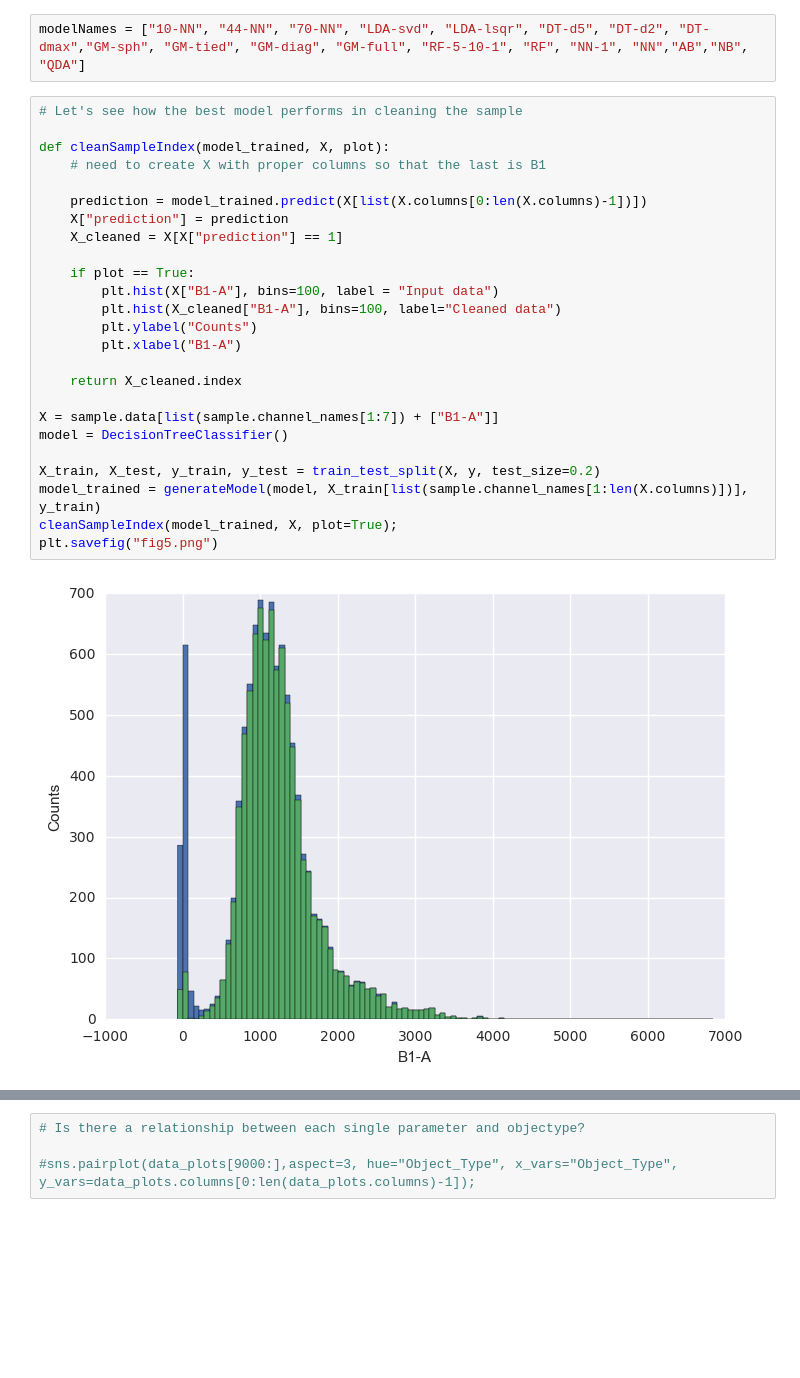
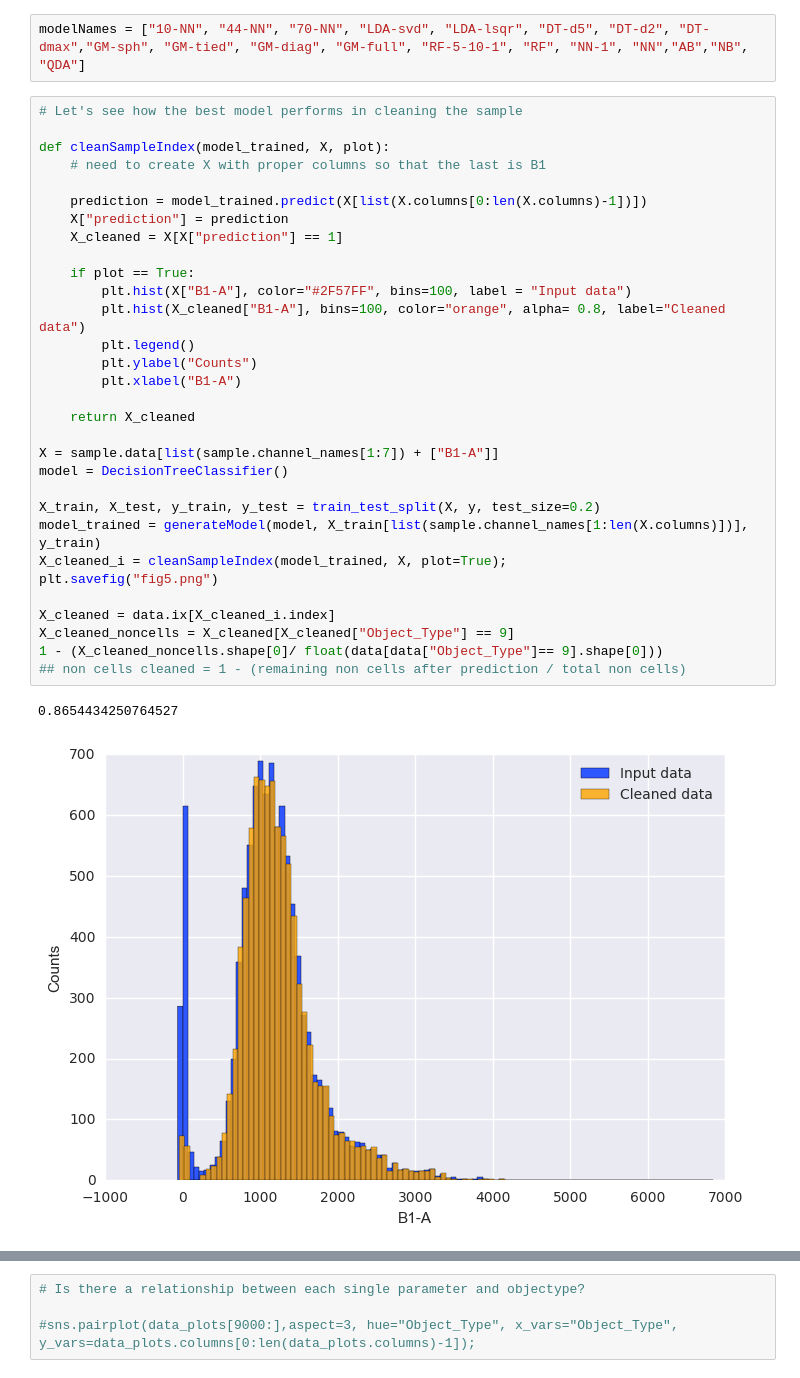
Before and after one commit to jason-ship-it/flow-cytometry_machine-learning, a Jupyter notebook: FlowCytometry-MachineLearningForGating.ipynb, the cells around one changed output, grey strips where cells are left out. Saved outputs shown, nothing was run; the diff lists cells and outputs as text; blank space fills up the shorter version.

```diff
--- a/FlowCytometry-MachineLearningForGating.ipynb
+++ b/FlowCytometry-MachineLearningForGating.ipynb
@@ -324,30 +336,37 @@ modelNames = ["10-NN", "44-NN", "70-NN", "LDA-svd", "LDA-lsqr", "DT-d5", "DT-d2"
 # %%
 # Let's see how the best model performs in cleaning the sample
 
 def cleanSampleIndex(model_trained, X, plot):
     # need to create X with proper columns so that the last is B1
 
     prediction = model_trained.predict(X[list(X.columns[0:len(X.columns)-1])])
     X["prediction"] = prediction
     X_cleaned = X[X["prediction"] == 1]
 
     if plot == True:
-        plt.hist(X["B1-A"], bins=100, label = "Input data")
-        plt.hist(X_cleaned["B1-A"], bins=100, label="Cleaned data")
+        plt.hist(X["B1-A"], color="#2F57FF", bins=100, label = "Input data")
+        plt.hist(X_cleaned["B1-A"], bins=100, color="orange", alpha= 0.8, label="Cleaned data")
+        plt.legend()
         plt.ylabel("Counts")
         plt.xlabel("B1-A")
 
-    return X_cleaned.index
+    return X_cleaned
 
 X = sample.data[list(sample.channel_names[1:7]) + ["B1-A"]]
 model = DecisionTreeClassifier()
 
 X_train, X_test, y_train, y_test = train_test_split(X, y, test_size=0.2)
 model_trained = generateModel(model, X_train[list(sample.channel_names[1:len(X.columns)])], y_train)
-cleanSampleIndex(model_trained, X, plot=True);
+X_cleaned_i = cleanSampleIndex(model_trained, X, plot=True);
 plt.savefig("fig5.png")
+
+X_cleaned = data.ix[X_cleaned_i.index]
+X_cleaned_noncells = X_cleaned[X_cleaned["Object_Type"] == 9]
+1 - (X_cleaned_noncells.shape[0]/ float(data[data["Object_Type"]== 9].shape[0]))
+## non cells cleaned = 1 - (remaining non cells after prediction / total non cells)
 # %% [output]
+0.8654434250764527
-[figure, old version]
+[figure, new version]
 # %%
 # Positive control: including a second fluorescent reporter in model training. Does this improve percentCleaned?
 X = sample.data[list(sample.channel_names[1:7]) + ["Y2-A"] + ["B1-A"]]
```
Also changed, not shown: parts of 20 cells of this notebook, 9 other files.
